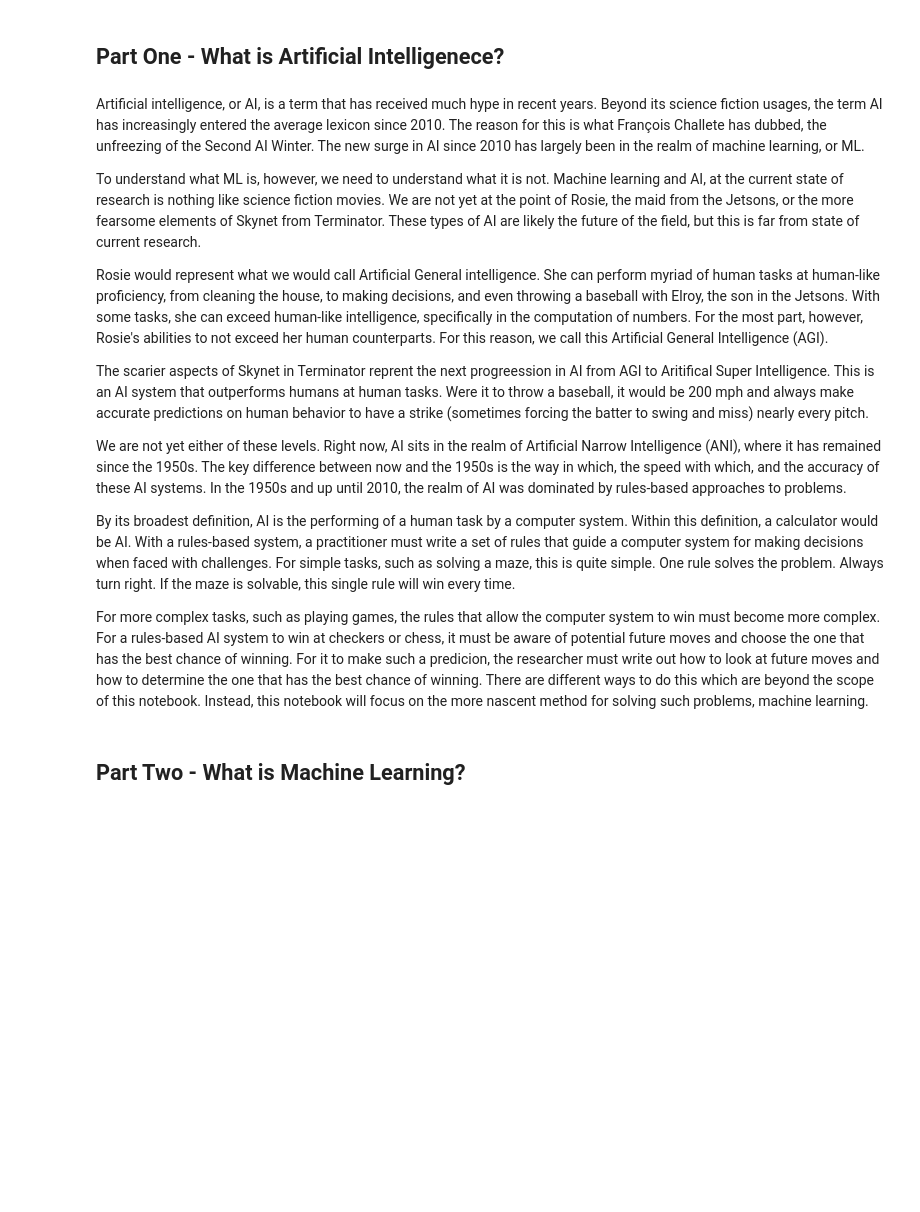
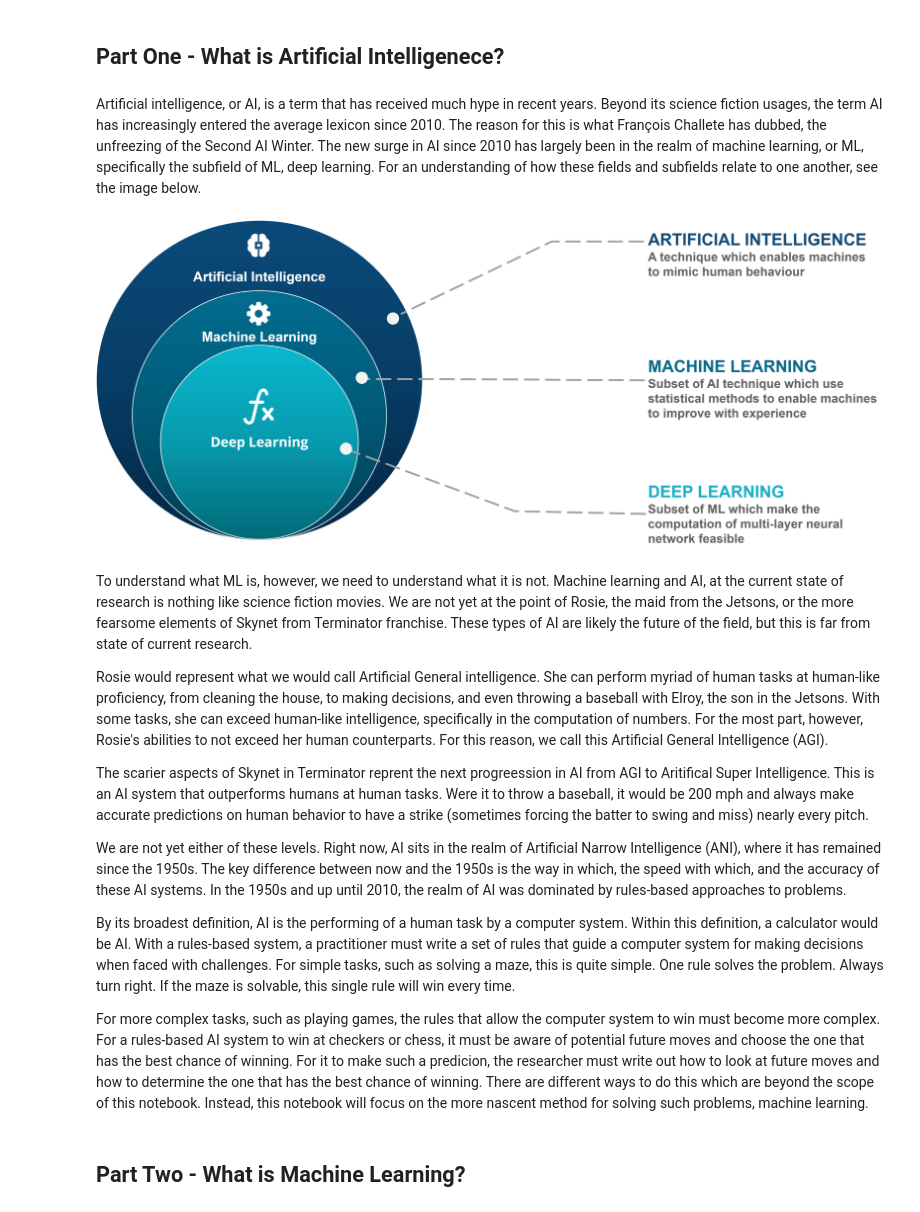
Before and after one commit to wjbmattingly/intro-to-ml, a Jupyter notebook: intro_to_ml_01_.ipynb, the cells around one changed output. Saved outputs shown, nothing was run; the diff lists cells and outputs as text; code cells hidden in the pictures; blank space fills up the shorter version.

```diff
--- a/intro_to_ml_01_.ipynb
+++ b/intro_to_ml_01_.ipynb
@@ -16,10 +16,15 @@ This notebook was put together for the 2021 TAP Institute's summer courses. This
 4) How do we represent text in computer systems?
 # %% [markdown]
 ## Part One - What is Artificial Intelligenece?
+# %% [markdown]
+Artificial intelligence, or AI, is a term that has received much hype in recent years. Beyond its science fiction usages, the term AI has increasingly entered the average lexicon since 2010. The reason for this is what François Challete has dubbed, the unfreezing of the Second AI Winter. The new surge in AI since 2010 has largely been in the realm of machine learning, or ML, specifically the subfield of ML, deep learning. For an understanding of how these fields and subfields relate to one another, see the image below.
+# %%
+from IPython.display import Image
+Image("https://www.edureka.co/blog/wp-content/uploads/2018/03/AI-vs-ML-vs-Deep-Learning.png")
+# %% [output]
+[figure, added]
 # %% [markdown]
-Artificial intelligence, or AI, is a term that has received much hype in recent years. Beyond its science fiction usages, the term AI has increasingly entered the average lexicon since 2010. The reason for this is what François Challete has dubbed, the unfreezing of the Second AI Winter. The new surge in AI since 2010 has largely been in the realm of machine learning, or ML.
-
-To understand what ML is, however, we need to understand what it is not. Machine learning and AI, at the current state of research is nothing like science fiction movies. We are not yet at the point of Rosie, the maid from the Jetsons, or the more fearsome elements of Skynet from Terminator. These types of AI are likely the future of the field, but this is far from state of current research.
+To understand what ML is, however, we need to understand what it is not. Machine learning and AI, at the current state of research is nothing like science fiction movies. We are not yet at the point of Rosie, the maid from the Jetsons, or the more fearsome elements of Skynet from Terminator franchise. These types of AI are likely the future of the field, but this is far from state of current research.
 
 Rosie would represent what we would call Artificial General intelligence. She can perform myriad of human tasks at human-like proficiency, from cleaning the house, to making decisions, and even throwing a baseball with Elroy, the son in the Jetsons. With some tasks, she can exceed human-like intelligence, specifically in the computation of numbers. For the most part, however, Rosie's abilities to not exceed her human counterparts. For this reason, we call this Artificial General Intelligence (AGI).
 
```
Also changed, not shown: parts of 4 cells of this notebook.
